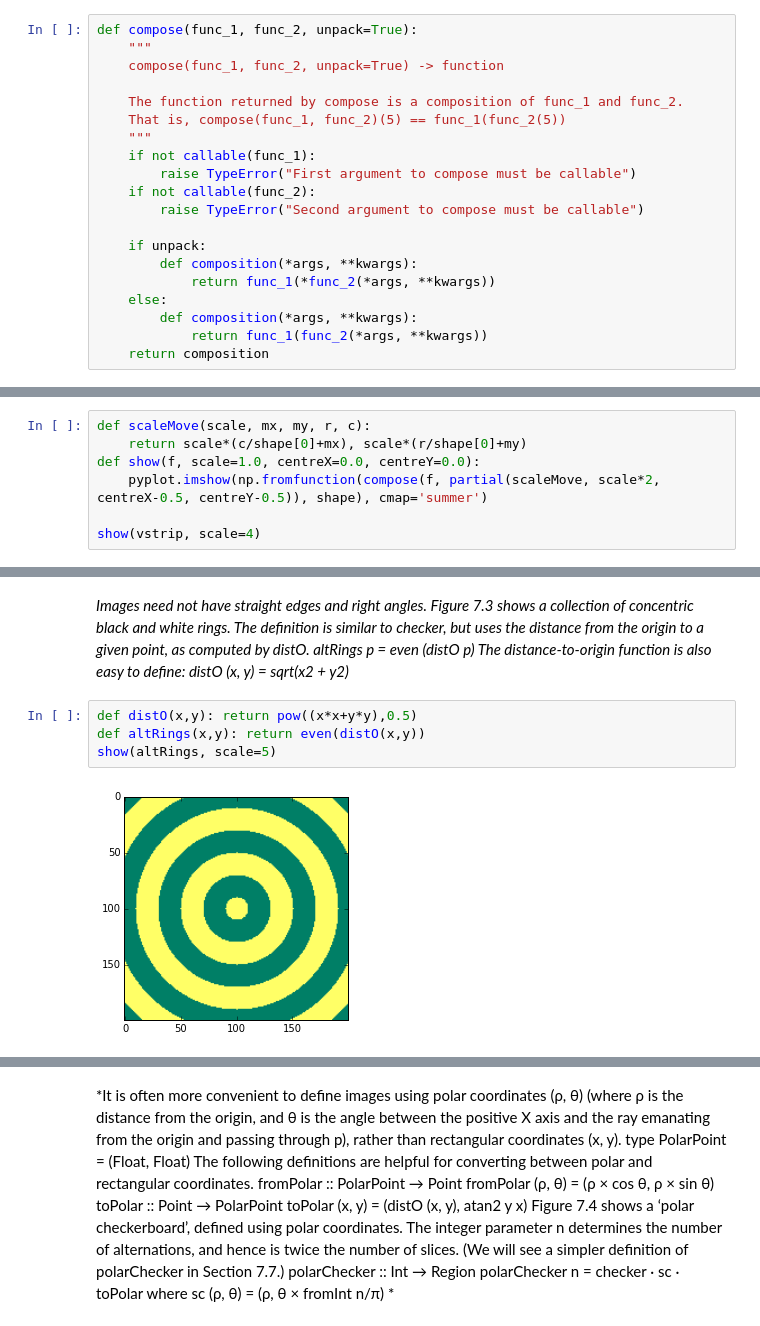
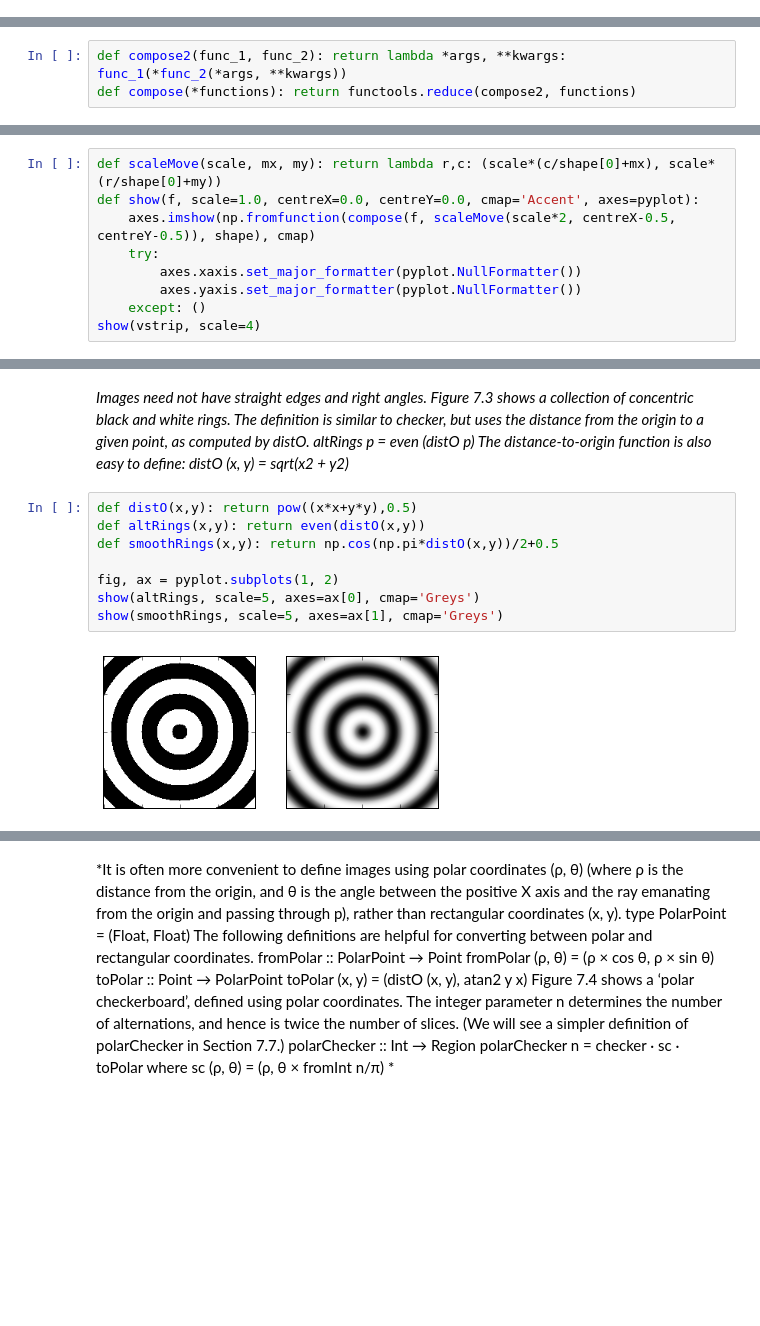
Before and after one commit to terryspitz/ipython_notebooks, a Jupyter notebook: Pan - Functional Images.ipynb, the cells around one changed output, grey strips where cells are left out. Saved outputs shown, nothing was run; the diff lists cells and outputs as text; blank space fills up the shorter version.

```diff
--- a/Pan - Functional Images.ipynb
+++ b/Pan - Functional Images.ipynb
@@ -43,20 +44,0 @@ We source a functional `compose` function from http://stackoverflow.com/question
-# %%
-def compose(func_1, func_2, unpack=True):
-    """
-    compose(func_1, func_2, unpack=True) -> function
-
-    The function returned by compose is a composition of func_1 and func_2.
-    That is, compose(func_1, func_2)(5) == func_1(func_2(5))
-    """
-    if not callable(func_1):
-        raise TypeError("First argument to compose must be callable")
-    if not callable(func_2):
-        raise TypeError("Second argument to compose must be callable")
-
-    if unpack:
-        def composition(*args, **kwargs):
-            return func_1(*func_2(*args, **kwargs))
-    else:
-        def composition(*args, **kwargs):
-            return func_1(func_2(*args, **kwargs))
-    return composition
@@ -64,0 +45,3 @@ Which lets us define a `show` function to display an image function, scaled and
+# %%
+def compose2(func_1, func_2): return lambda *args, **kwargs: func_1(*func_2(*args, **kwargs))
+def compose(*functions): return functools.reduce(compose2, functions)
@@ -65,8 +50,10 @@ Which lets us define a `show` function to display an image function, scaled and
 # %%
-def scaleMove(scale, mx, my, r, c):
-    return scale*(c/shape[0]+mx), scale*(r/shape[0]+my)
-def show(f, scale=1.0, centreX=0.0, centreY=0.0):
-    pyplot.imshow(np.fromfunction(compose(f, partial(scaleMove, scale*2, centreX-0.5, centreY-0.5)), shape), cmap='summer')
-
+def scaleMove(scale, mx, my): return lambda r,c: (scale*(c/shape[0]+mx), scale*(r/shape[0]+my))
+def show(f, scale=1.0, centreX=0.0, centreY=0.0, cmap='Accent', axes=pyplot):
+    axes.imshow(np.fromfunction(compose(f, scaleMove(scale*2, centreX-0.5, centreY-0.5)), shape), cmap)
+    try:
+        axes.xaxis.set_major_formatter(pyplot.NullFormatter())
+        axes.yaxis.set_major_formatter(pyplot.NullFormatter())
+    except: ()
 show(vstrip, scale=4)
 # %% [output]
@@ -99,6 +105,10 @@ distO (x, y) = sqrt(x2 + y2)*
 # %%
 def distO(x,y): return pow((x*x+y*y),0.5)
 def altRings(x,y): return even(distO(x,y))
-show(altRings, scale=5)
+def smoothRings(x,y): return np.cos(np.pi*distO(x,y))/2+0.5
+
+fig, ax = pyplot.subplots(1, 2)
+show(altRings, scale=5, axes=ax[0], cmap='Greys')
+show(smoothRings, scale=5, axes=ax[1], cmap='Greys')
 # %% [output]
-[figure, old version]
+[figure, new version]
```
Also changed, not shown: parts of 19 cells of this notebook, 1 other file.
